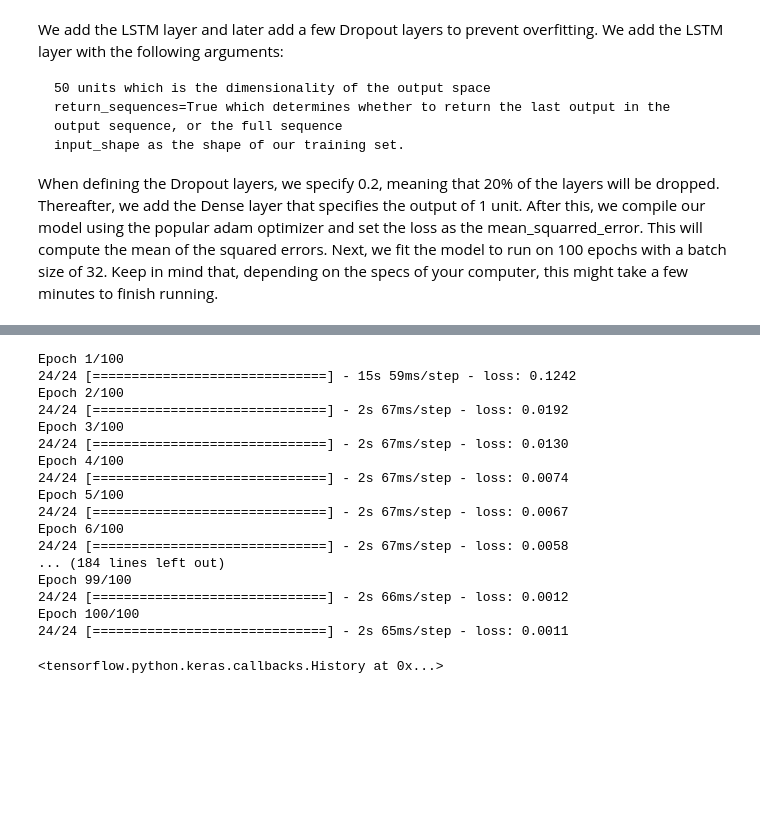
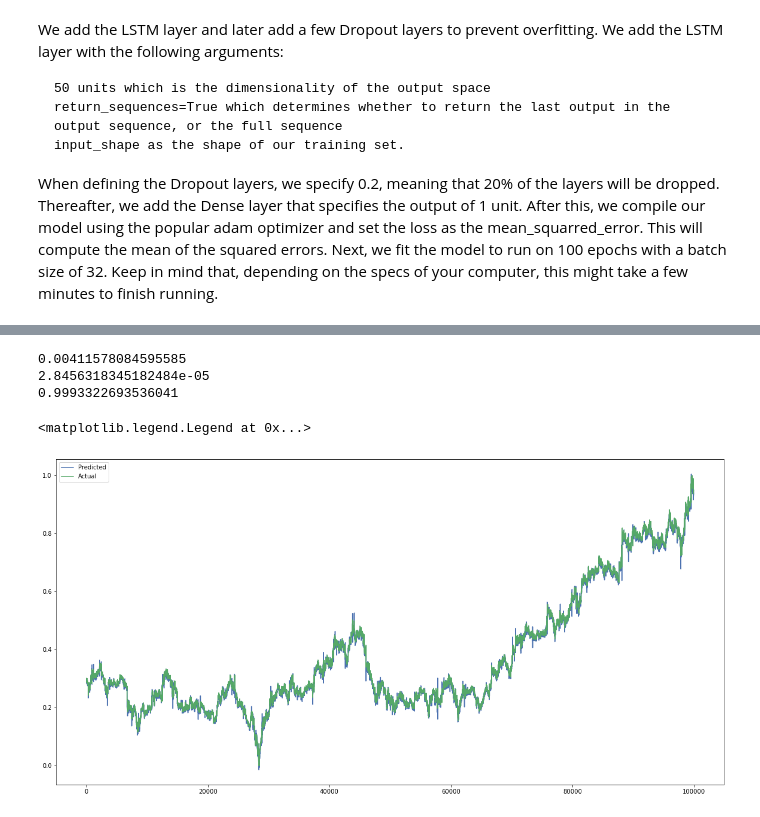
Before and after one commit to Syed-Sherjeel/PSX_Trading_Bot, a Jupyter notebook: Project_file.ipynb, the cells around one changed output, grey strips where cells are left out. Drawn from its saved outputs; the diff is of its cells as text; code cells hidden in the pictures; blank space fills up the shorter version.

Commit message:
feat : Developed and trained LSTM for ATRL

```diff
--- a/Project_file.ipynb
+++ b/Project_file.ipynb
@@ -1146,47 +1171,33 @@ NameError: name 'X_train' is not defined
 # %%
-X_Train=[]
-Y_Train=[]
-for i in range(60,800):
-    X_Train.append(train_data_acq[i-60:i])
-    Y_Train.append(train_data_acq[i])
-X_Train,Y_Train=np.array(X_Train),np.array(Y_Train)
-X_Train = np.reshape(X_Train, (X_Train.shape[0], X_Train.shape[1], 1))
+X_test = []
+y_test = []
+y_pred=[]
+train_data_acq=test_data[0]
+for i in range(60, len(train_data_acq)):
+    X_test.append(train_data_acq[i-60:i])
+    y_test.append(train_data_acq[i])
+X_test, y_test = np.array(X_test), np.array(y_test)
+
+X_test = np.reshape(X_test, (X_test.shape[0], X_test.shape[1], 1))
-# %%
-regressor = Sequential()
-
-regressor.add(LSTM(units = 50, return_sequences = True, input_shape = (X_train.shape[1], 1)))
-regressor.add(Dropout(0.2))
-
-regressor.add(LSTM(units = 50, return_sequences = True))
-regressor.add(Dropout(0.2))
-
-regressor.add(LSTM(units = 50, return_sequences = True))
-regressor.add(Dropout(0.2))
-
-regressor.add(LSTM(units = 50))
-regressor.add(Dropout(0.2))
-
-regressor.add(Dense(units = 1))
-
-regressor.compile(optimizer = 'adam', loss = 'mean_squared_error')
-
-regressor.fit(X_train, y_train, epochs = 100, batch_size = 32)
-# %% [output]
-Epoch 1/100
-24/24 [==============================] - 15s 59ms/step - loss: 0.1242
-Epoch 2/100
-24/24 [==============================] - 2s 67ms/step - loss: 0.0192
-Epoch 3/100
-24/24 [==============================] - 2s 67ms/step - loss: 0.0130
-Epoch 4/100
-24/24 [==============================] - 2s 67ms/step - loss: 0.0074
-Epoch 5/100
-24/24 [==============================] - 2s 67ms/step - loss: 0.0067
-Epoch 6/100
-24/24 [==============================] - 2s 67ms/step - loss: 0.0058
-... (184 lines left out)
-Epoch 99/100
-24/24 [==============================] - 2s 66ms/step - loss: 0.0012
-Epoch 100/100
-24/24 [==============================] - 2s 65ms/step - loss: 0.0011
-<tensorflow.python.keras.callbacks.History at 0x...>
+# %%
+yhat=regressor.predict(X_test,batch_size=1)
+# %%
+print(mean_absolute_error(y_test,yhat)),print(mean_squared_error(y_test,yhat)),
+print(r2_score(yhat,y_test))
+arr=np.array([[]])
+#print(100. * np.mean(np.abs((y_test - yhat) / yhat)))
+for i in range(len(yhat)):
+    arr1=np.array([np.abs((y_test[i] - yhat[i]) / yhat[i])])
+    arr=np.concatenate((arr,arr1),axis=1)
+# %% [output]
+0.00411578084595585
+2.8456318345182484e-05
+0.9993322693536041
+# %%
+plt.figure(figsize=(20,10))
+plt.plot(yhat)
+plt.plot(y_test)
+plt.legend(['Predicted','Actual'])
+# %% [output]
+<matplotlib.legend.Legend at 0x...>
+[figure, added]
```
Also changed, not shown: parts of 4 cells of this notebook.
